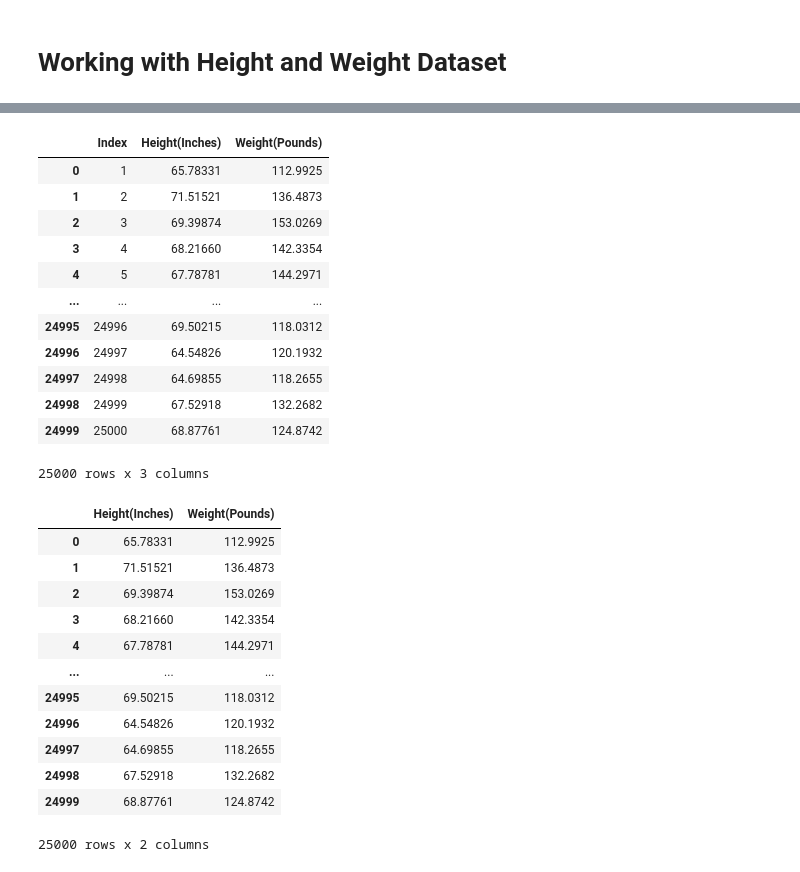
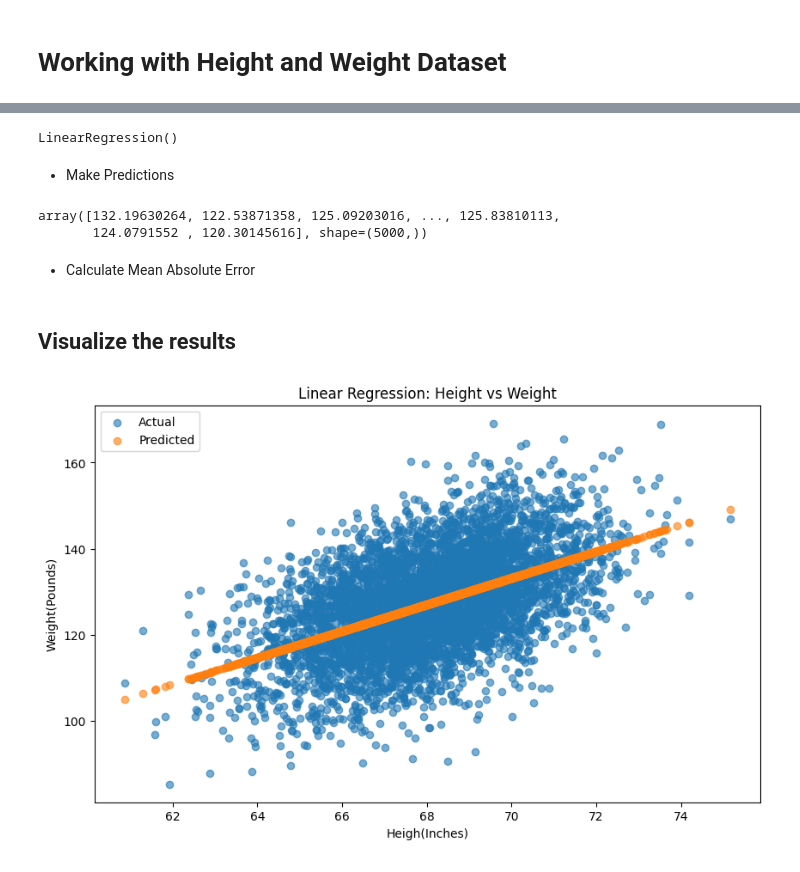
Before and after one commit to Krish-Om/College, a Jupyter notebook: Python-Class/height_weight/main.ipynb, the cells around one changed output, grey strips where cells are left out. Drawn from its saved outputs; the diff is of its cells as text; code cells hidden in the pictures.

```diff
--- a/Python-Class/height_weight/main.ipynb
+++ b/Python-Class/height_weight/main.ipynb
@@ -10,0 +27,2 @@ df = pd.read_csv(height_weight_path)
+# %%
+df = df.rename(columns={'Height(Inches)': 'Height', 'Weight(Pounds)': 'Weight'})
@@ -10,0 +31,5 @@ df = pd.read_csv(height_weight_path)
+# %%
+X = df['Height']
+y= df['Weight']
+
+train_X,test_X, y_train, y_test = train_test_split(X,y,test_size=0.2,random_state=1)
@@ -11,16 +51,5 @@ df = pd.read_csv(height_weight_path)
 # %%
-q
+lr_model = LinearRegression()
+lr_model.fit(train_X.values.reshape(-1, 1), y_train)
 # %% [output]
-|  | Index | Height(Inches) | Weight(Pounds) |
-| 0 | 1 | 65.78331 | 112.9925 |
-| 1 | 2 | 71.51521 | 136.4873 |
-| 2 | 3 | 69.39874 | 153.0269 |
-| 3 | 4 | 68.21660 | 142.3354 |
-| 4 | 5 | 67.78781 | 144.2971 |
-| ... | ... | ... | ... |
-| 24995 | 24996 | 69.50215 | 118.0312 |
-| 24996 | 24997 | 64.54826 | 120.1932 |
-| 24997 | 24998 | 64.69855 | 118.2655 |
-| 24998 | 24999 | 67.52918 | 132.2682 |
-| 24999 | 25000 | 68.87761 | 124.8742 |
-25000 rows x 3 columns
+LinearRegression()
@@ -29,15 +56,23 @@ df=df.drop(columns='Index')
+# %% [markdown]
+* Make Predictions
 # %%
+y_pred = lr_model.predict(test_X.values.reshape(-1, 1))
+y_pred
 # %% [output]
-|  | Height(Inches) | Weight(Pounds) |
-| 0 | 65.78331 | 112.9925 |
-| 1 | 71.51521 | 136.4873 |
-| 2 | 69.39874 | 153.0269 |
-| 3 | 68.21660 | 142.3354 |
-| 4 | 67.78781 | 144.2971 |
-| ... | ... | ... |
-| 24995 | 69.50215 | 118.0312 |
-| 24996 | 64.54826 | 120.1932 |
-| 24997 | 64.69855 | 118.2655 |
-| 24998 | 67.52918 | 132.2682 |
-| 24999 | 68.87761 | 124.8742 |
-25000 rows x 2 columns
+array([132.19630264, 122.53871358, 125.09203016, ..., 125.83810113,
+       124.0791552 , 120.30145616], shape=(5000,))
+# %% [markdown]
+* Calculate Mean Absolute Error
+# %% [markdown]
+## Visualize the results
+# %%
+plt.figure(figsize=(10,6))
+plt.scatter(test_X,y_test,alpha=0.6,label='Actual')
+plt.scatter(test_X,y_pred,alpha=0.6,label='Predicted')
+plt.xlabel('Heigh(Inches)')
+plt.ylabel('Weight(Pounds)')
+plt.title('Linear Regression: Height vs Weight')
+plt.legend()
+plt.show()
+# %% [output]
+[figure, added]
```
Also changed, not shown: parts of 6 cells of this notebook, 1 other file.
